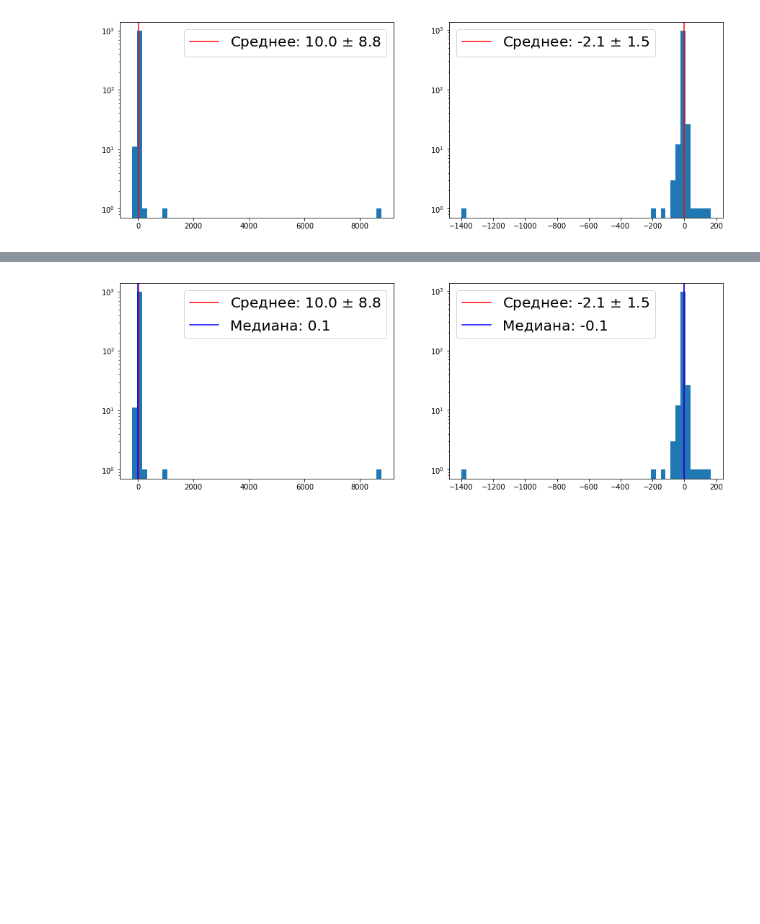
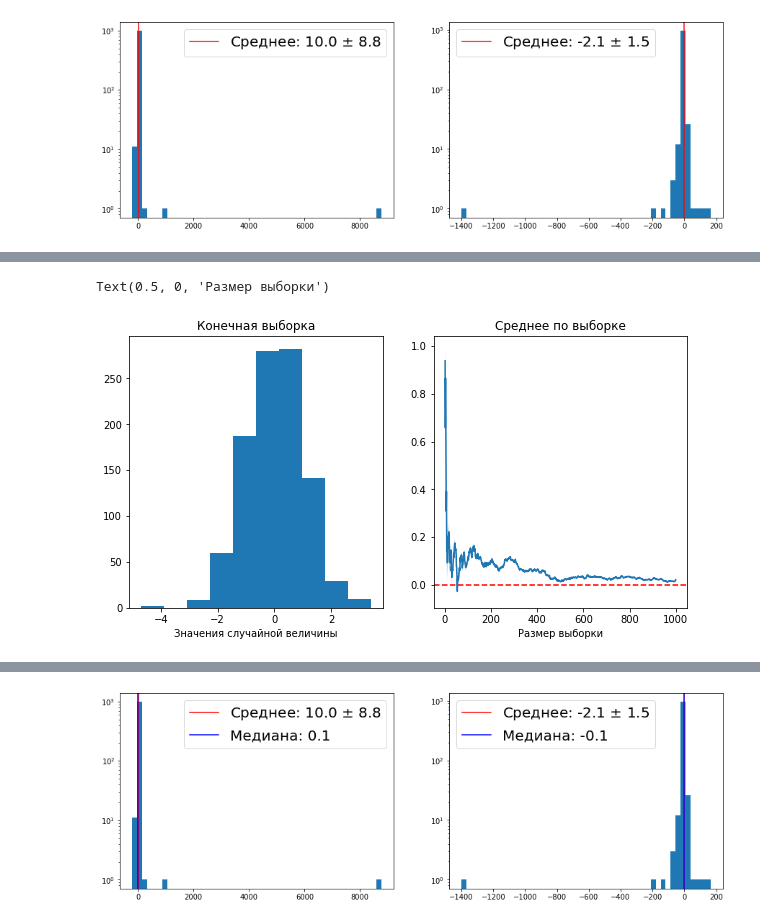
Before and after one commit to mozgit/From-Stats-to-ML, a Jupyter notebook: Лекция_2_Статистика.ipynb, the cells around one changed output, grey strips where cells are left out. Saved outputs shown, nothing was run; the diff lists cells and outputs as text; code cells hidden in the pictures; blank space fills up the shorter version.

```diff
--- a/Лекция_2_Статистика.ipynb
+++ b/Лекция_2_Статистика.ipynb
@@ -143,0 +188,21 @@ ax[1].set_yscale('log')
+# %%
+import numpy as np
+import matplotlib.pyplot as plt
+from scipy.stats import norm
+
+n_steps = 1000
+sample = norm.rvs(size = n_steps)
+means = np.array([sample[:i-n_steps].mean() for i in range(n_steps)])
+means_err = np.array([sample[:i-n_steps].std()/i for i in range(n_steps)])
+f, ax = plt.subplots(1, 2, figsize=(10, 5))
+ax[0].hist(sample)
+ax[0].set_title("Конечная выборка")
+ax[0].set_xlabel("Значения случайной величины")
+ax[1].fill_between(range(n_steps), means+means_err, means-means_err, alpha = 0.5)
+ax[1].plot(means, label = "Среднее по выборке")
+ax[1].axhline(0, ls = '--', color = 'red')
+ax[1].set_title("Среднее по выборке")
+ax[1].set_xlabel("Размер выборки")
+# %% [output]
+Text(0.5, 0, 'Размер выборки')
+[figure, added]
```
Also changed, not shown: parts of 9 cells of this notebook.
